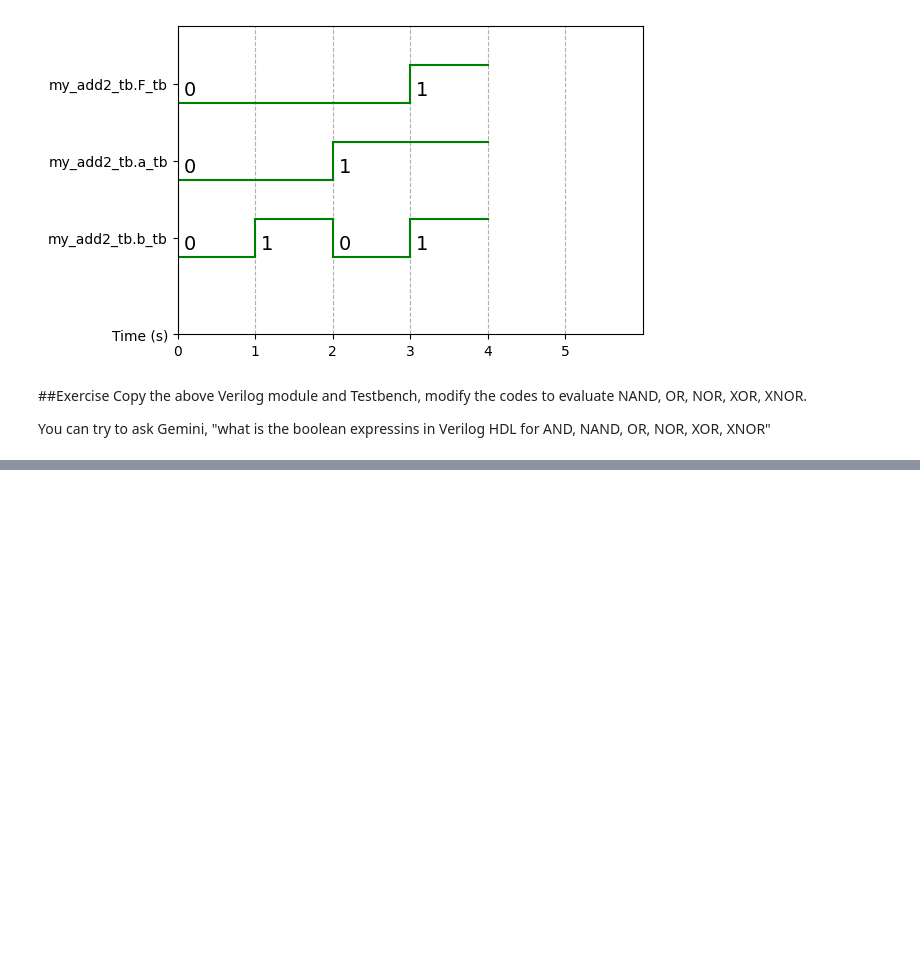
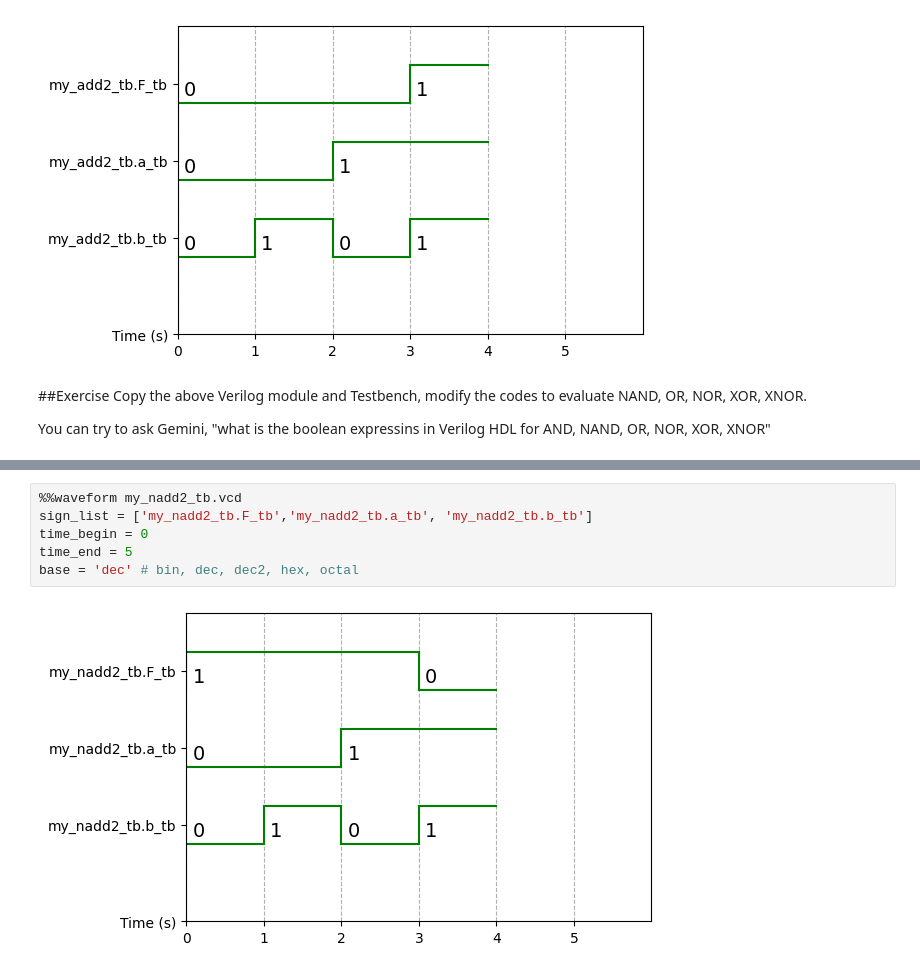
Before and after one commit to ahatnme/Default, a Jupyter notebook: Copy_of_eda4u_dsl.ipynb, the cells around one changed output, grey strips where cells are left out. Cells and saved outputs as stored; diff of their text form; blank space fills up the shorter version.

```diff
--- a/Copy_of_eda4u_dsl.ipynb
+++ b/Copy_of_eda4u_dsl.ipynb
@@ -94,0 +150,8 @@ You can try to ask Gemini, "what is the boolean expressins in Verilog HDL for AN
+# %%
+%%waveform my_nadd2_tb.vcd
+sign_list = ['my_nadd2_tb.F_tb','my_nadd2_tb.a_tb', 'my_nadd2_tb.b_tb']
+time_begin = 0
+time_end = 5
+base = 'dec' # bin, dec, dec2, hex, octal
+# %% [output]
+[figure, added]
```
Also changed, not shown: parts of 16 cells of this notebook.
